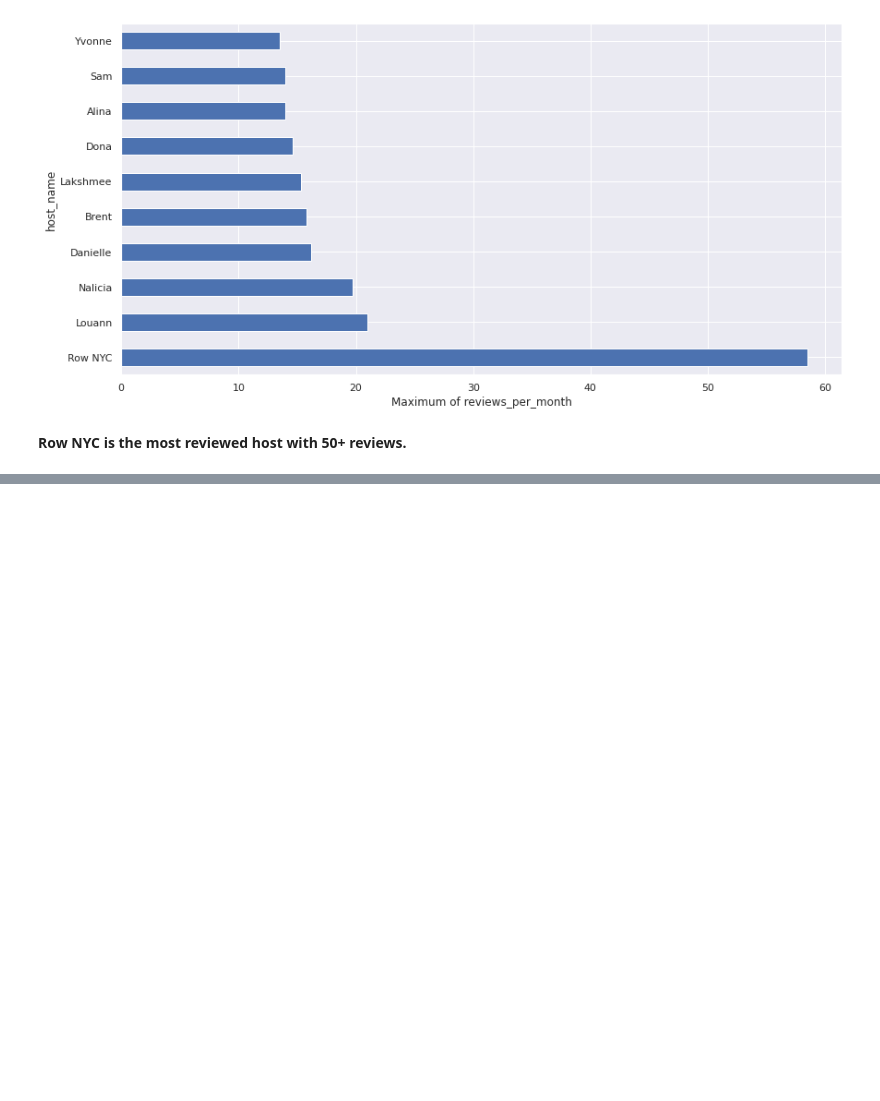
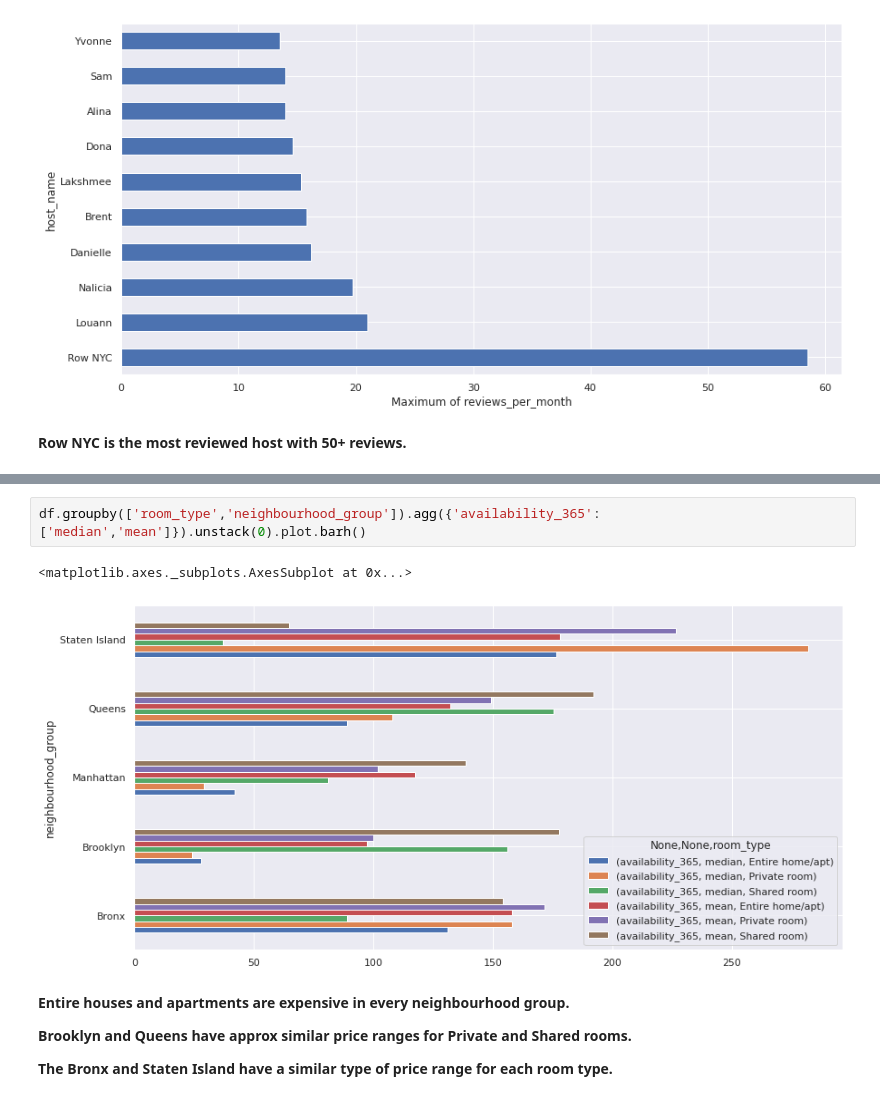
Before and after one commit to ShuklaRajni/Airbnb-Booking-Analysis, a Jupyter notebook: Airbnb_Booking_Analysis.ipynb, the cells around one changed output, grey strips where cells are left out. Drawn from its saved outputs; the diff is of its cells as text; blank space fills up the shorter version.

```diff
--- a/Airbnb_Booking_Analysis.ipynb
+++ b/Airbnb_Booking_Analysis.ipynb
@@ -501,0 +556,11 @@ Text(0.5, 0, 'Maximum of reviews_per_month')
+# %%
+df.groupby(['room_type','neighbourhood_group']).agg({'availability_365':['median','mean']}).unstack(0).plot.barh()
+# %% [output]
+<matplotlib.axes._subplots.AxesSubplot at 0x...>
+[figure, added]
+# %% [markdown]
+**Entire houses and apartments are expensive in every neighbourhood group.**
+
+**Brooklyn and Queens have approx similar price ranges for Private and Shared rooms.**
+
+**The Bronx and Staten Island have a similar type of price range for each room type.**
```
Also changed, not shown: parts of 5 cells of this notebook.
